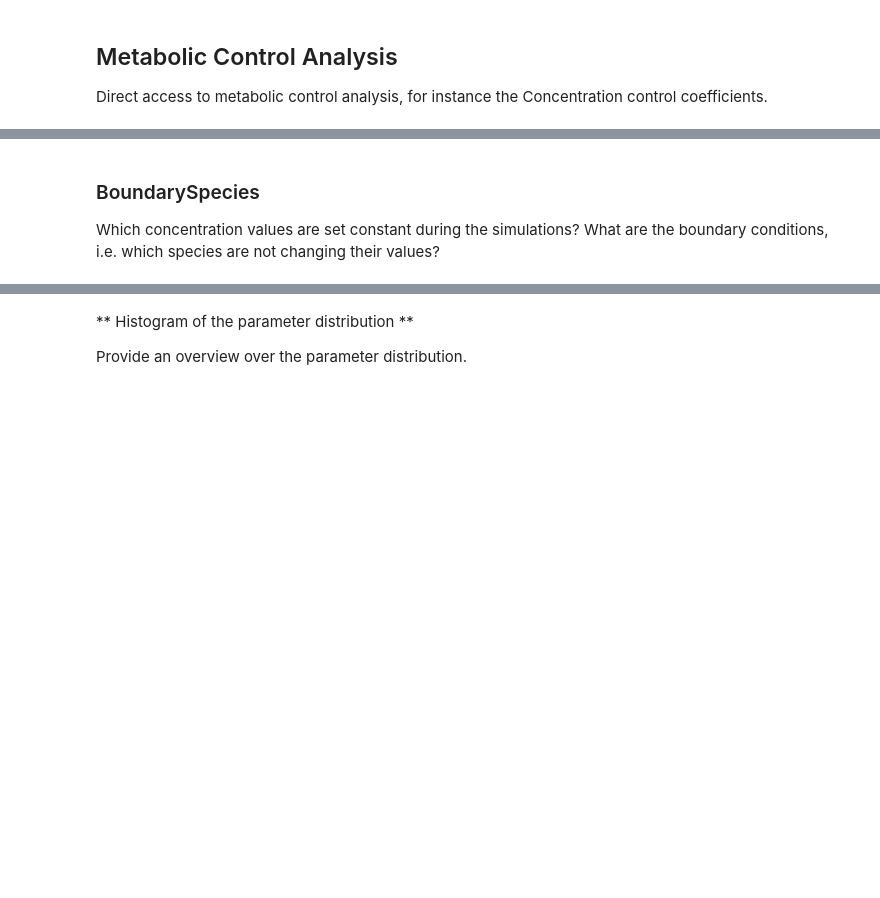
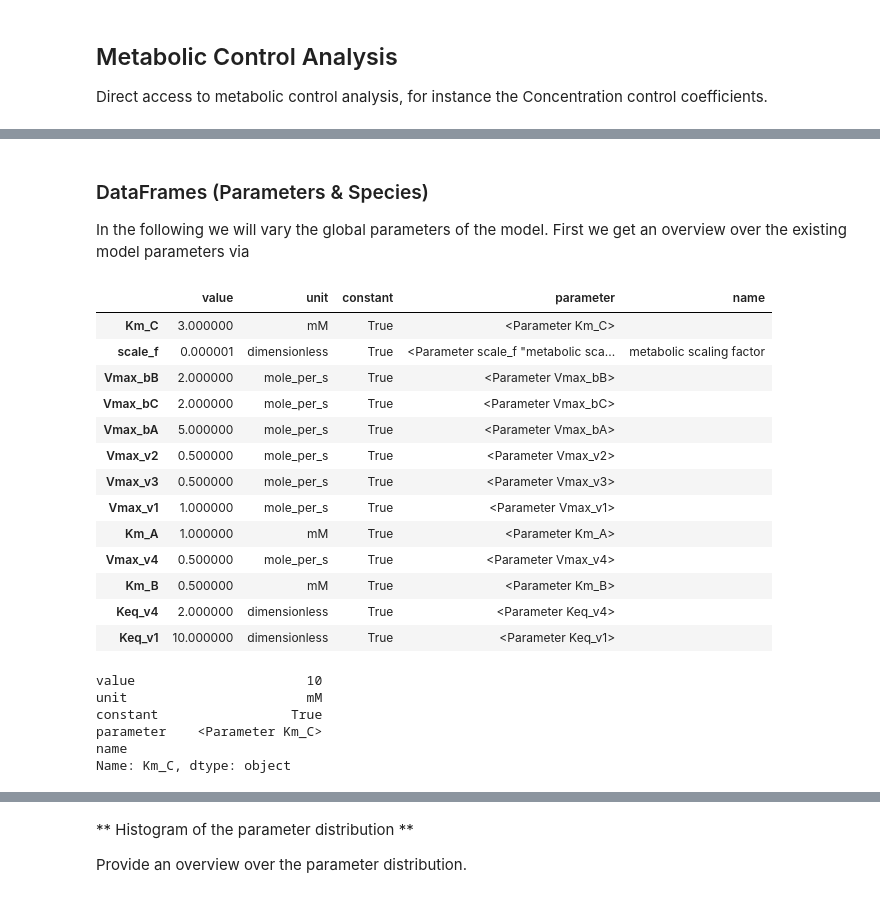
Before and after one commit to jingyayeah/multiscale-galactose, a Jupyter notebook: python/multiscalepy/multiscale/examples/notebook/demo_basic.ipynb, the cells around one changed output, grey strips where cells are left out. Saved outputs shown, nothing was run; the diff lists cells and outputs as text; code cells hidden in the pictures; blank space fills up the shorter version.

```diff
--- a/python/multiscalepy/multiscale/examples/notebook/demo_basic.ipynb
+++ b/python/multiscalepy/multiscale/examples/notebook/demo_basic.ipynb
@@ -292,3 +392,5 @@ Use additional roadrunner_tools for simplified simulation running.
 # %%
-import multiscale.odesim.simulate.roadrunner_tools as rt
+# reload clean model with roadrunner_tools
+import multiscale.simulate.roadrunner_tools as rt
 reload(rt)
+r = rt.MyRunner(testdata.demo_sbml)
@@ -295,3 +398,0 @@ reload(rt)
-# %%
-# reload clean model
-r = roadrunner.RoadRunner(testdata.demo_sbml)
@@ -315,4 +398,0 @@ f_species.concentration['e__A']
-# %% [markdown]
-### BoundarySpecies
-
-Which concentration values are set constant during the simulations? What are the boundary conditions, i.e. which species are not changing their values?
@@ -322,0 +399,38 @@ gp.ix['Vmax_bB']
+# %% [markdown]
+### DataFrames (Parameters & Species)
+In the following we will vary the global parameters of the model.
+First we get an overview over the existing model parameters via
+# %%
+# TODO: nice rendering via qgrid - SlickGrid in IPython notebook
+from IPython.display import display, HTML
+gp = r.df_global_parameters()
+display(gp)
+# %% [output]
+|  | value | unit | constant | parameter | name |
+| Km_C | 3.000000 | mM | True | <Parameter Km_C> |  |
+| scale_f | 0.000001 | dimensionless | True | <Parameter scale_f "metabolic sca... | metabolic scaling factor |
+| Vmax_bB | 2.000000 | mole_per_s | True | <Parameter Vmax_bB> |  |
+| Vmax_bC | 2.000000 | mole_per_s | True | <Parameter Vmax_bC> |  |
+| Vmax_bA | 5.000000 | mole_per_s | True | <Parameter Vmax_bA> |  |
+| Vmax_v2 | 0.500000 | mole_per_s | True | <Parameter Vmax_v2> |  |
+| Vmax_v3 | 0.500000 | mole_per_s | True | <Parameter Vmax_v3> |  |
+| Vmax_v1 | 1.000000 | mole_per_s | True | <Parameter Vmax_v1> |  |
+| Km_A | 1.000000 | mM | True | <Parameter Km_A> |  |
+| Vmax_v4 | 0.500000 | mole_per_s | True | <Parameter Vmax_v4> |  |
+| Km_B | 0.500000 | mM | True | <Parameter Km_B> |  |
+| Keq_v4 | 2.000000 | dimensionless | True | <Parameter Keq_v4> |  |
+| Keq_v1 | 10.000000 | dimensionless | True | <Parameter Keq_v1> |  |
+# %%
+# reflects currentSBML state
+r['Km_C'] = 10
+gp = r.df_global_parameters()
+# display(gp[0,])
+gp.parameter
+gp.loc['Km_C']
+# %% [output]
+value                      10
+unit                       mM
+constant                 True
+parameter    <Parameter Km_C>
+name
+Name: Km_C, dtype: object
```
Also changed, not shown: parts of 40 cells of this notebook, 3 other files.
